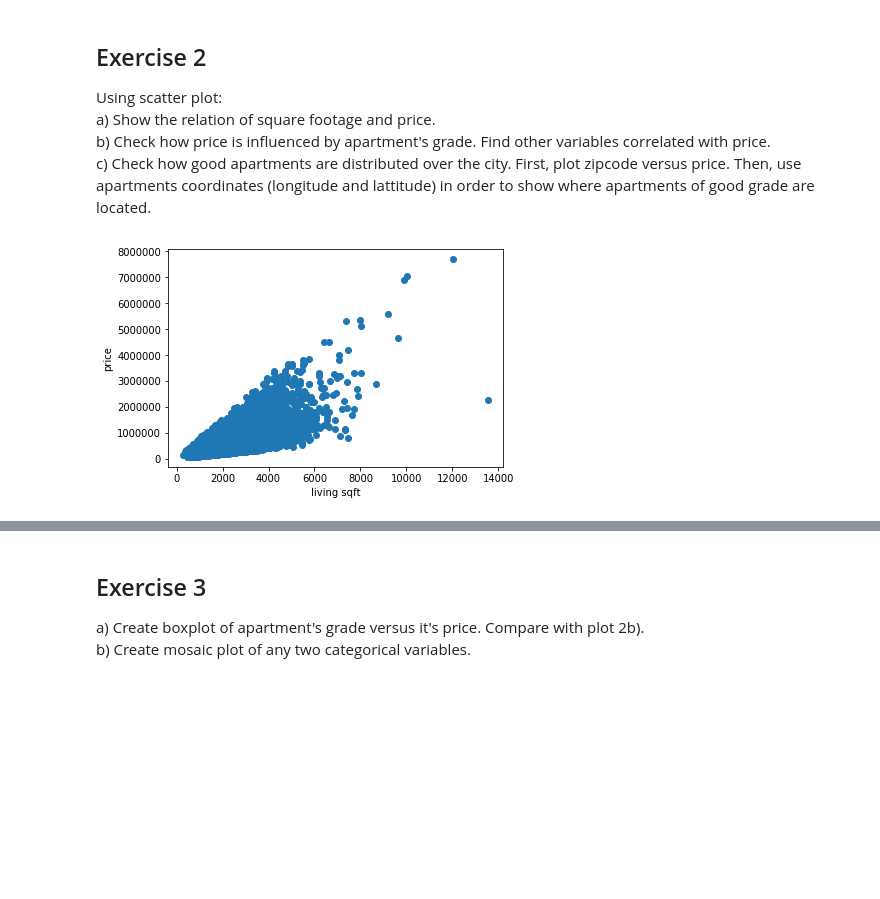
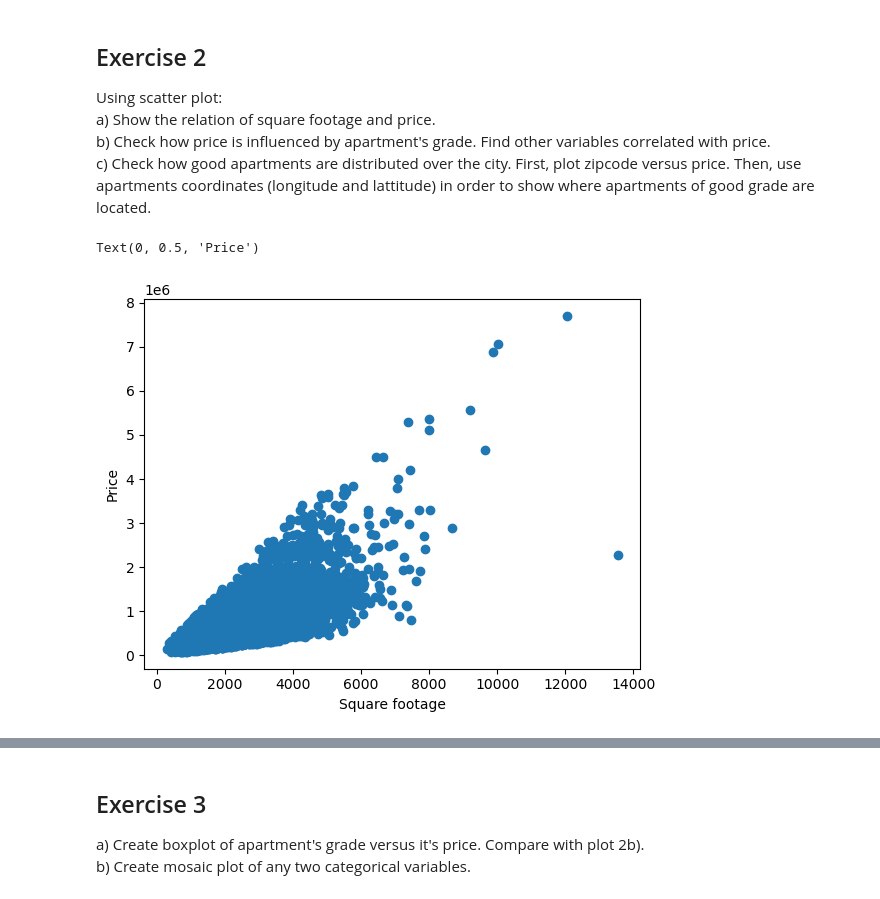
Before and after one commit to Mateoo18/Data_Science, a Jupyter notebook: Assignment_1_with_Solution.ipynb, the cells around one changed output, grey strips where cells are left out. Drawn from its saved outputs; the diff is of its cells as text; code cells hidden in the pictures; blank space fills up the shorter version.

```diff
--- a/Assignment_1_with_Solution.ipynb
+++ b/Assignment_1_with_Solution.ipynb
@@ -59,8 +65,12 @@ c) Check how good apartments are distributed over the city. First, plot zipcode
 # %%
 #a)
 #Your code:
+plt.scatter(df_house.sqft_living, df_house.price)
+plt.xlabel("Square footage")
+plt.ylabel("Price")
 
 
 #Hint plt.scatter
 # %% [output]
+Text(0, 0.5, 'Price')
-[figure, old version]
+[figure, new version]
```
Also changed, not shown: parts of 28 cells of this notebook.
